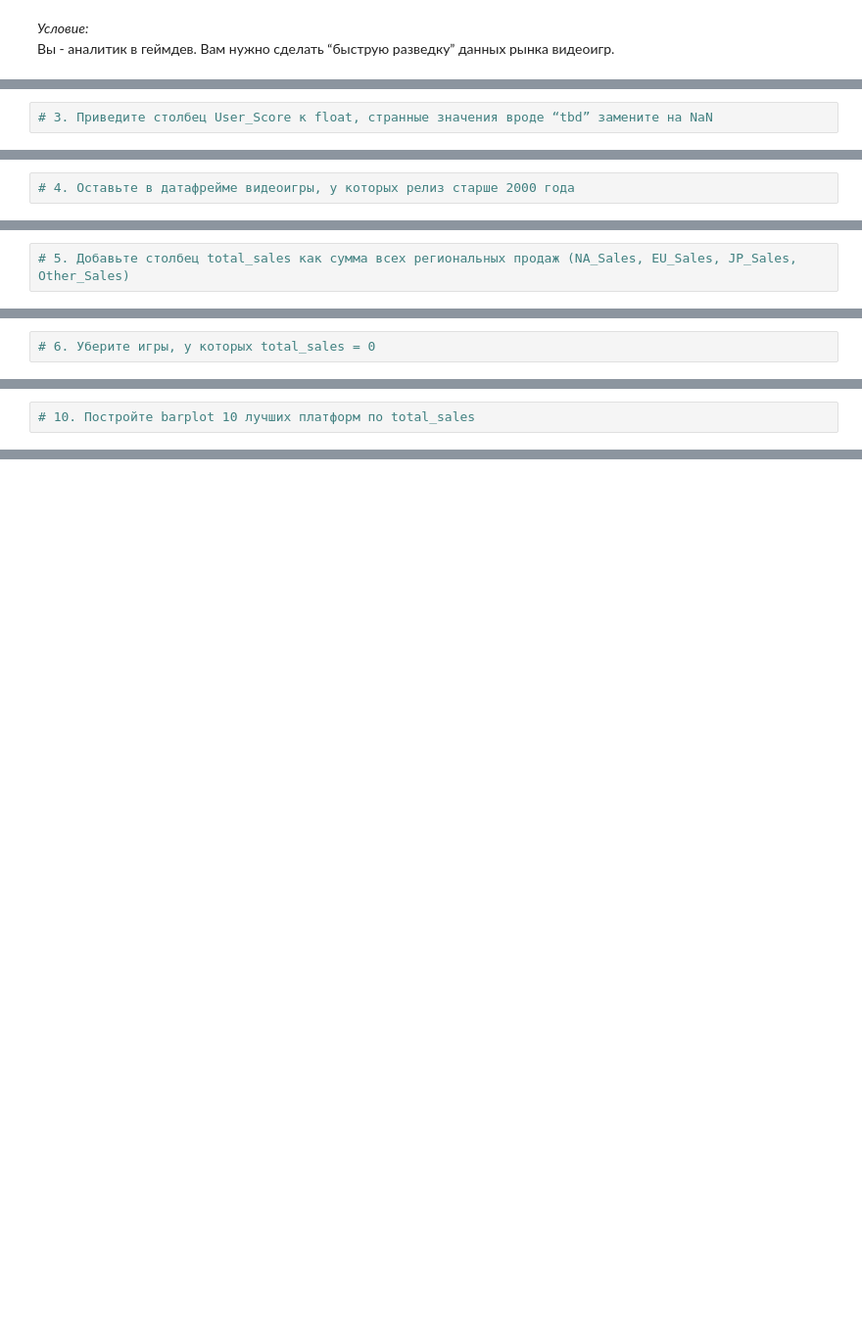
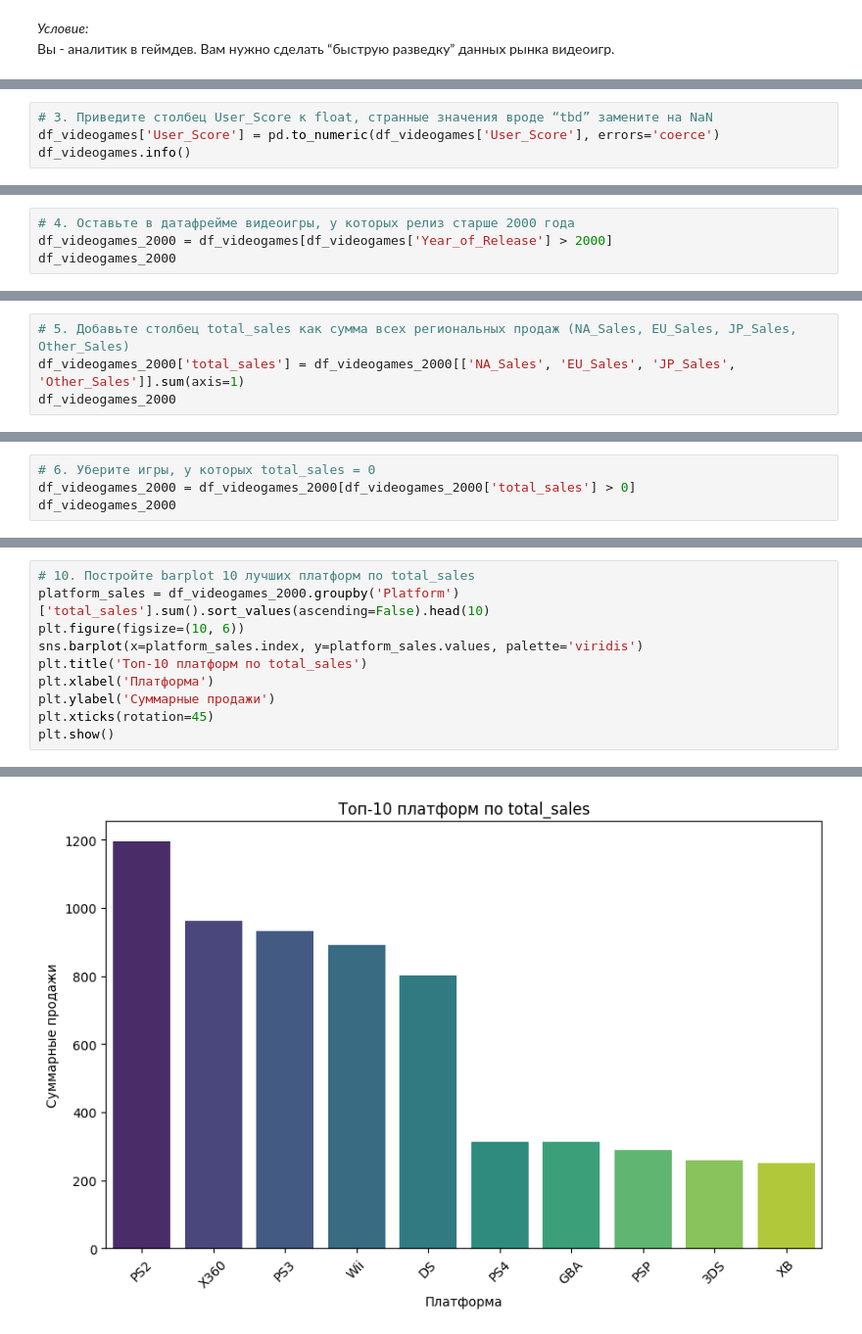
Before and after one commit to gggvitalii90/python_analytics_ich_120925, a Jupyter notebook: notebooks/Practicum_Pandas_Numpy_students.ipynb, the cells around one changed output, grey strips where cells are left out. Shown at 98% size. Drawn from its saved outputs; the diff is of its cells as text; blank space fills up the shorter version.

```diff
--- a/notebooks/Practicum_Pandas_Numpy_students.ipynb
+++ b/notebooks/Practicum_Pandas_Numpy_students.ipynb
@@ -46,2 +310,4 @@
 # %%
 # 3. Приведите столбец User_Score к float, странные значения вроде “tbd” замените на NaN
+df_videogames['User_Score'] = pd.to_numeric(df_videogames['User_Score'], errors='coerce')
+df_videogames.info()
@@ -48,2 +332,4 @@
 # %%
 # 4. Оставьте в датафрейме видеоигры, у которых релиз старше 2000 года
+df_videogames_2000 = df_videogames[df_videogames['Year_of_Release'] > 2000]
+df_videogames_2000
@@ -50,2 +350,4 @@
 # %%
 # 5. Добавьте столбец total_sales как сумма всех региональных продаж (NA_Sales, EU_Sales, JP_Sales, Other_Sales)
+df_videogames_2000['total_sales'] = df_videogames_2000[['NA_Sales', 'EU_Sales', 'JP_Sales', 'Other_Sales']].sum(axis=1)
+df_videogames_2000
@@ -52,2 +373,4 @@
 # %%
 # 6. Уберите игры, у которых total_sales = 0
+df_videogames_2000 = df_videogames_2000[df_videogames_2000['total_sales'] > 0]
+df_videogames_2000
@@ -67,2 +449,11 @@
 # %%
 # 10. Постройте barplot 10 лучших платформ по total_sales
+platform_sales = df_videogames_2000.groupby('Platform')['total_sales'].sum().sort_values(ascending=False).head(10)
+plt.figure(figsize=(10, 6))
+sns.barplot(x=platform_sales.index, y=platform_sales.values, palette='viridis')
+plt.title('Топ-10 платформ по total_sales')
+plt.xlabel('Платформа')
+plt.ylabel('Суммарные продажи')
+plt.xticks(rotation=45)
+plt.show()
+# %% [output]
@@ -69,2 +463,3 @@
+[figure, added]
 # %%
 # 11. Постройте lineplot, отражающий по годам средний User_Score
```
Also changed, not shown: parts of 25 cells of this notebook, 2 other files.
